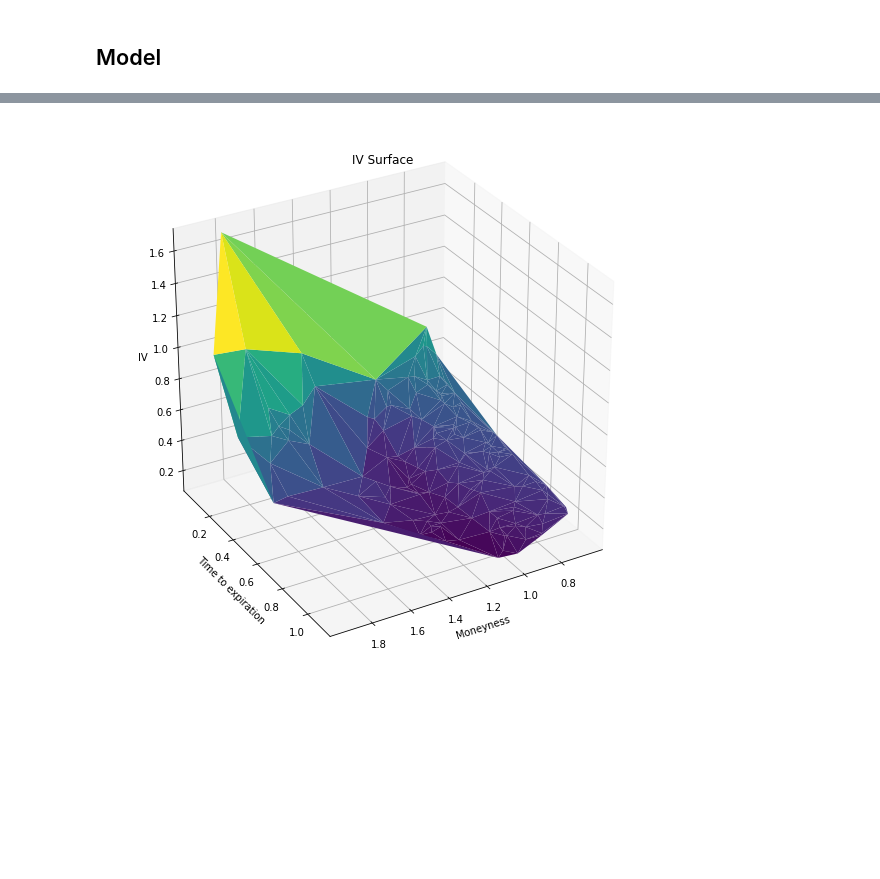
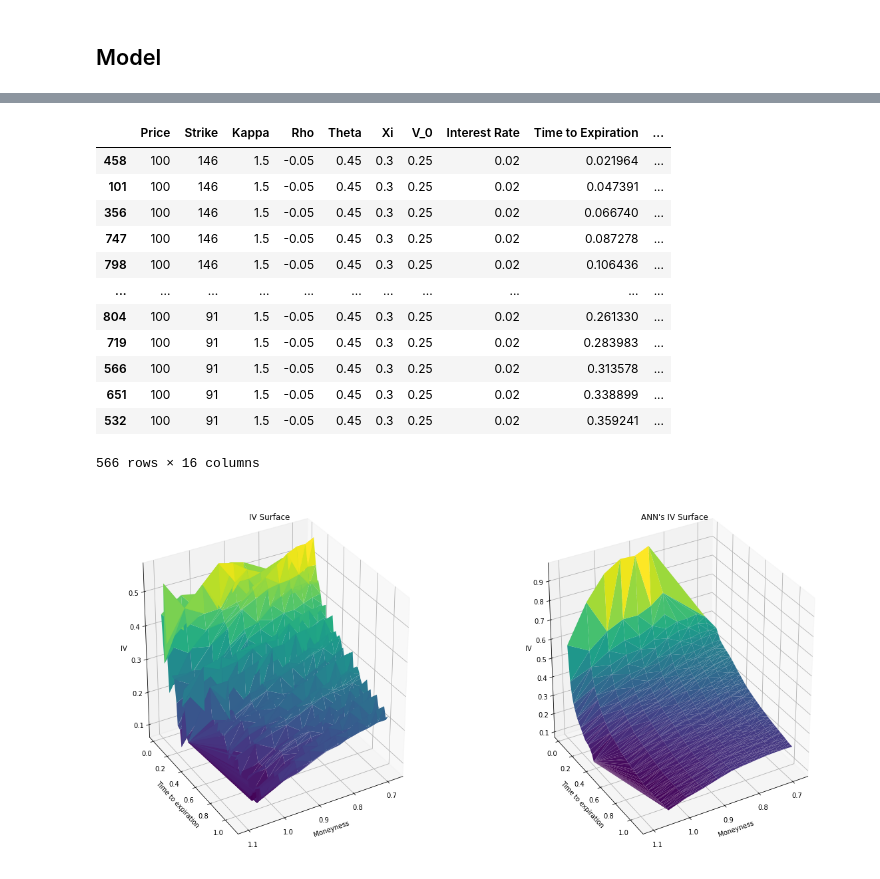
Before and after one commit to paolodelia99/thesis-option-pricing-with-deep-learning, a Jupyter notebook: notebooks/Finding_IV_Heston.ipynb, the cells around one changed output, grey strips where cells are left out. Drawn from its saved outputs; the diff is of its cells as text; code cells hidden in the pictures; blank space fills up the shorter version.

```diff
--- a/notebooks/Finding_IV_Heston.ipynb
+++ b/notebooks/Finding_IV_Heston.ipynb
@@ -399,0 +411,18 @@ call_sample
+# %%
+call_sample_iv = call_sample.copy()
+call_sample_iv_ = call_sample.copy()
+call_sample_iv['IV'] = np.nan
+call_sample_iv['Model IV'] = np.nan
+call_sample_iv_['IV'] = np.nan
+call_sample_iv_['Model IV'] = np.nan
+# %%
+call_sample_iv['Model IV'] = call_sample_iv.apply(lambda x: IV_newton('C', x[0], x[1], x[8], x[7], x[12]), axis=1)
+call_sample_iv['IV'] = call_sample_iv.apply(lambda x: IV_newton('C', x[0], x[1], x[8], x[7], x[11]), axis=1)
+call_sample_iv_['Model IV'] = call_sample_iv_.apply(lambda x: IV_brent('C', x[0], x[1], x[8], x[7], x[12]), axis=1)
+call_sample_iv_['IV'] = call_sample_iv_.apply(lambda x: IV_brent('C', x[0], x[1], x[8], x[7], x[11]), axis=1)
+# %%
+call_sample_iv = call_sample_iv.dropna()
+call_sample_iv = call_sample_iv[call_sample_iv.IV != 0]
+call_sample_iv = call_sample_iv[call_sample_iv['Model IV'] != 0]
+call_sample_iv = call_sample_iv.sort_values(['Moneyness', 'Time to Expiration'], ascending = [True, True])
+call_sample_iv
@@ -400,18 +443,50 @@ call_sample
+# %%
+call_sample_iv_ = call_sample_iv_.dropna()
+call_sample_iv_ = call_sample_iv_[call_sample_iv_.IV != 0]
+call_sample_iv_ = call_sample_iv_[call_sample_iv_['Model IV'] != 0]
+call_sample_iv_ = call_sample_iv_.sort_values(['Moneyness', 'Time to Expiration'], ascending = [True, True])
+call_sample_iv_
+# %% [output]
+|  | Price | Strike | Kappa | Rho | Theta | Xi | V_0 | Interest Rate | Time to Expiration | ... |
+| 458 | 100 | 146 | 1.5 | -0.05 | 0.45 | 0.3 | 0.25 | 0.02 | 0.021964 | ... |
+| 101 | 100 | 146 | 1.5 | -0.05 | 0.45 | 0.3 | 0.25 | 0.02 | 0.047391 | ... |
+| 356 | 100 | 146 | 1.5 | -0.05 | 0.45 | 0.3 | 0.25 | 0.02 | 0.066740 | ... |
+| 747 | 100 | 146 | 1.5 | -0.05 | 0.45 | 0.3 | 0.25 | 0.02 | 0.087278 | ... |
+| 798 | 100 | 146 | 1.5 | -0.05 | 0.45 | 0.3 | 0.25 | 0.02 | 0.106436 | ... |
+| ... | ... | ... | ... | ... | ... | ... | ... | ... | ... | ... |
+| 804 | 100 | 91 | 1.5 | -0.05 | 0.45 | 0.3 | 0.25 | 0.02 | 0.261330 | ... |
+| 719 | 100 | 91 | 1.5 | -0.05 | 0.45 | 0.3 | 0.25 | 0.02 | 0.283983 | ... |
+| 566 | 100 | 91 | 1.5 | -0.05 | 0.45 | 0.3 | 0.25 | 0.02 | 0.313578 | ... |
+| 651 | 100 | 91 | 1.5 | -0.05 | 0.45 | 0.3 | 0.25 | 0.02 | 0.338899 | ... |
+| 532 | 100 | 91 | 1.5 | -0.05 | 0.45 | 0.3 | 0.25 | 0.02 | 0.359241 | ... |
+566 rows × 16 columns
 # %%
-X_axis = call_sample.Moneyness
-Y_axis = call_sample['Time to Expiration']
-Z_axis = call_sample.IV
+X_axis = call_sample_iv.Moneyness
+Y_axis = call_sample_iv['Time to Expiration']
+Z_axis = call_sample_iv.IV
+X_axis_ = call_sample_iv_.Moneyness
+Y_axis_ = call_sample_iv_['Time to Expiration']
+Z_axis_ = call_sample_iv_.IV
 # %%
-fig = plt.figure(figsize=(10, 10))
-ax = fig.add_subplot(projection='3d')
+fig = plt.figure(figsize=(20, 10))
+ax = fig.add_subplot(1, 2, 1, projection='3d')
 
 ax.plot_trisurf(X_axis, Y_axis, Z_axis,
                 linewidth=0.2, antialiased=True, cmap='viridis')
 ax.set_xlabel('Moneyness')
 ax.set_ylabel('Time to expiration')
 ax.set_zlabel('IV')
 ax.set_title('IV Surface')
+ax.view_init(30, 60)
 
+ax = fig.add_subplot(1, 2, 2, projection='3d')
+
+ax.plot_trisurf(X_axis, Y_axis, call_sample_iv['Model IV'],
+                linewidth=0.2, antialiased=True, cmap='viridis')
+ax.set_xlabel('Moneyness')
+ax.set_ylabel('Time to expiration')
+ax.set_zlabel('IV')
+ax.set_title('ANN\'s IV Surface')
 ax.view_init(30, 60)
 # %% [output]
-[figure, old version]
+[figure, new version]
```
Also changed, not shown: parts of 42 cells of this notebook, 3 other files.
